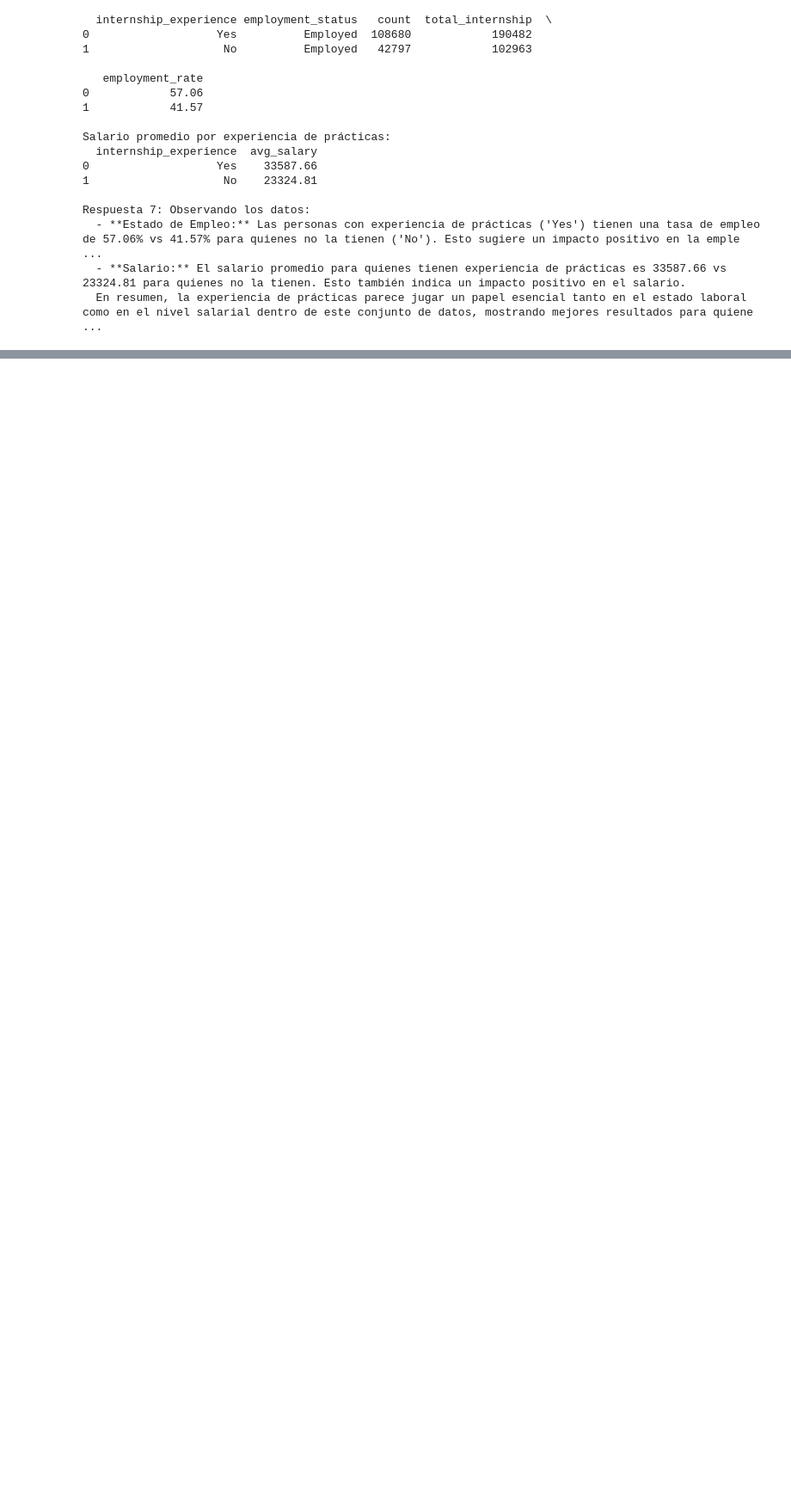
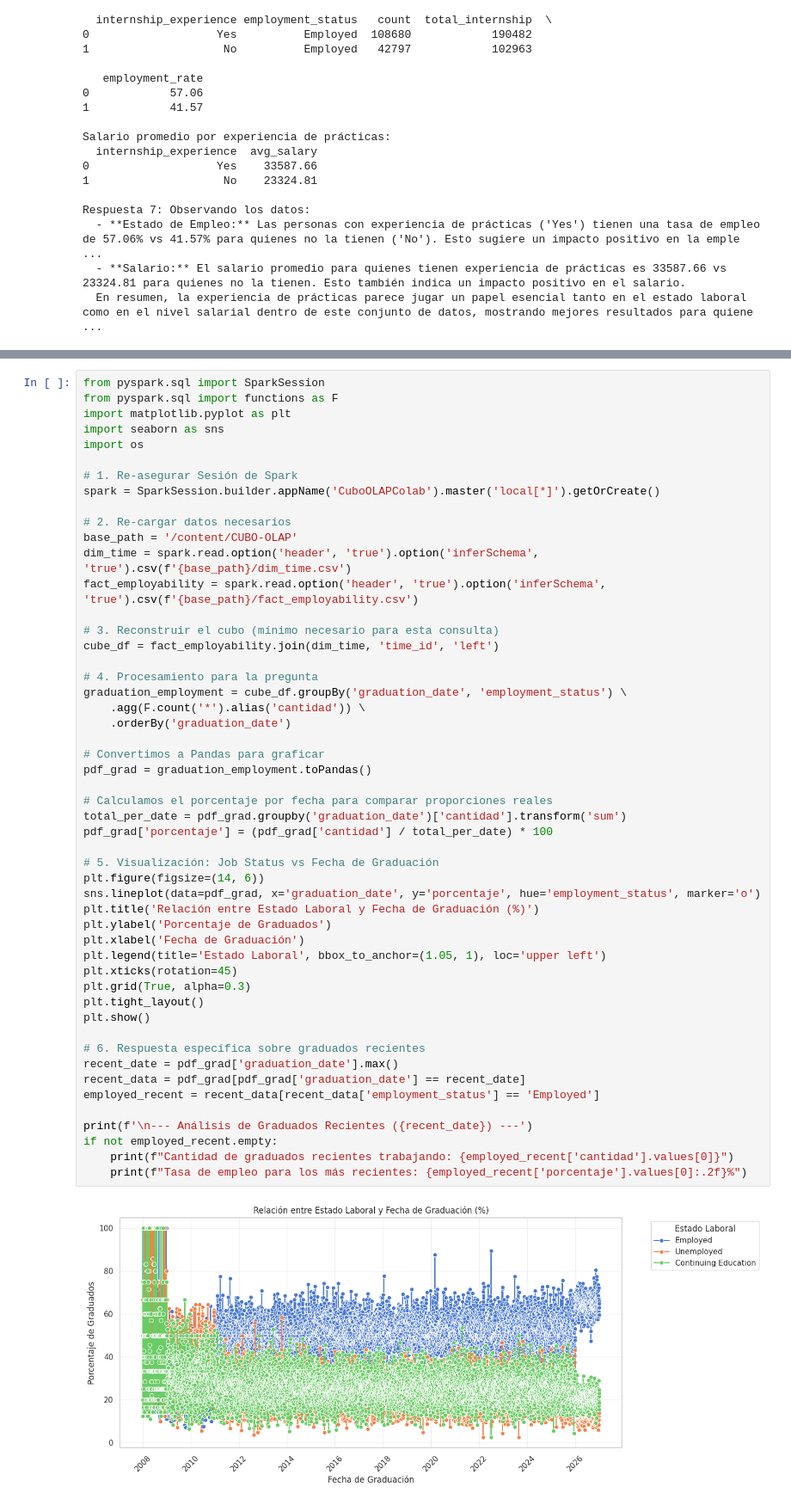
Before and after one commit to ftmrocca/CUBO-OLAP, a Jupyter notebook: OLAP_Cubo_PySpark_Colab.ipynb, the cells around one changed output, grey strips where cells are left out. Shown at 86% size. Saved outputs shown, nothing was run; the diff lists cells and outputs as text; blank space fills up the shorter version.

```diff
--- a/OLAP_Cubo_PySpark_Colab.ipynb
+++ b/OLAP_Cubo_PySpark_Colab.ipynb
@@ -515,0 +519,53 @@ Respuesta 7: Observando los datos:
+# %%
+from pyspark.sql import SparkSession
+from pyspark.sql import functions as F
+import matplotlib.pyplot as plt
+import seaborn as sns
+import os
+
+# 1. Re-asegurar Sesión de Spark
+spark = SparkSession.builder.appName('CuboOLAPColab').master('local[*]').getOrCreate()
+
+# 2. Re-cargar datos necesarios
+base_path = '/content/CUBO-OLAP'
+dim_time = spark.read.option('header', 'true').option('inferSchema', 'true').csv(f'{base_path}/dim_time.csv')
+fact_employability = spark.read.option('header', 'true').option('inferSchema', 'true').csv(f'{base_path}/fact_employability.csv')
+
+# 3. Reconstruir el cubo (mínimo necesario para esta consulta)
+cube_df = fact_employability.join(dim_time, 'time_id', 'left')
+
+# 4. Procesamiento para la pregunta
+graduation_employment = cube_df.groupBy('graduation_date', 'employment_status') \
+    .agg(F.count('*').alias('cantidad')) \
+    .orderBy('graduation_date')
+
+# Convertimos a Pandas para graficar
+pdf_grad = graduation_employment.toPandas()
+
+# Calculamos el porcentaje por fecha para comparar proporciones reales
+total_per_date = pdf_grad.groupby('graduation_date')['cantidad'].transform('sum')
+pdf_grad['porcentaje'] = (pdf_grad['cantidad'] / total_per_date) * 100
+
+# 5. Visualización: Job Status vs Fecha de Graduación
+plt.figure(figsize=(14, 6))
+sns.lineplot(data=pdf_grad, x='graduation_date', y='porcentaje', hue='employment_status', marker='o')
+plt.title('Relación entre Estado Laboral y Fecha de Graduación (%)')
+plt.ylabel('Porcentaje de Graduados')
+plt.xlabel('Fecha de Graduación')
+plt.legend(title='Estado Laboral', bbox_to_anchor=(1.05, 1), loc='upper left')
+plt.xticks(rotation=45)
+plt.grid(True, alpha=0.3)
+plt.tight_layout()
+plt.show()
+
+# 6. Respuesta específica sobre graduados recientes
+recent_date = pdf_grad['graduation_date'].max()
+recent_data = pdf_grad[pdf_grad['graduation_date'] == recent_date]
+employed_recent = recent_data[recent_data['employment_status'] == 'Employed']
+
+print(f'\n--- Análisis de Graduados Recientes ({recent_date}) ---')
+if not employed_recent.empty:
+    print(f"Cantidad de graduados recientes trabajando: {employed_recent['cantidad'].values[0]}")
+    print(f"Tasa de empleo para los más recientes: {employed_recent['porcentaje'].values[0]:.2f}%")
+# %% [output]
+[figure, added]
```
Also changed, not shown: parts of 6 cells of this notebook.
